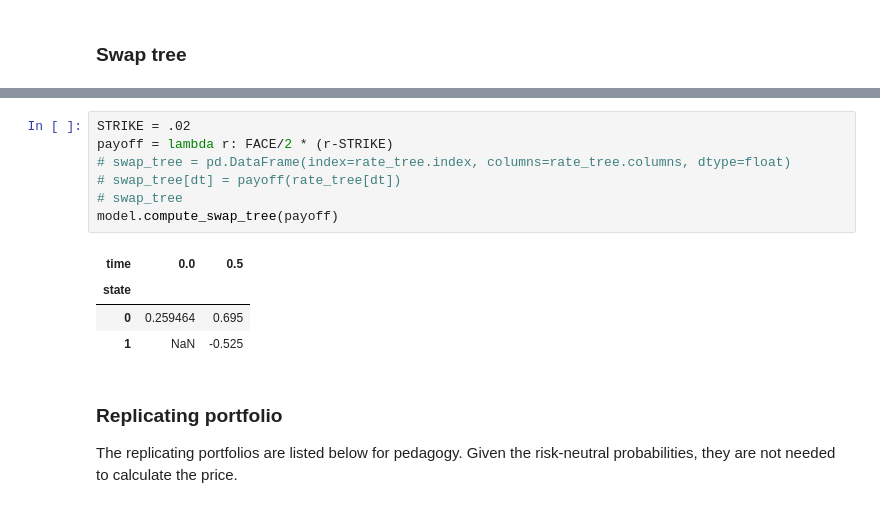
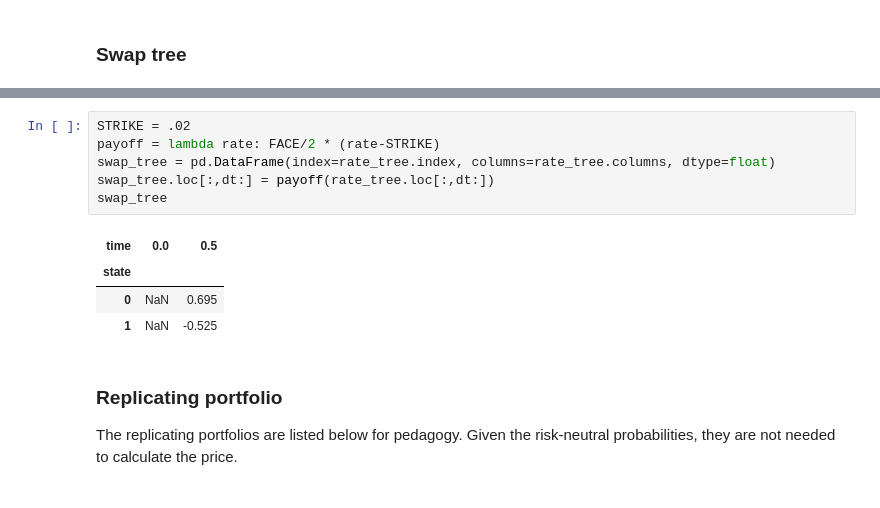
Before and after one commit to MrHumble-Bee/finm-fiderivs-2024, a Jupyter notebook: homework/Solution 1.ipynb, the cells around one changed output, grey strips where cells are left out. Saved outputs shown, nothing was run; the diff lists cells and outputs as text.

```diff
--- a/homework/Solution 1.ipynb
+++ b/homework/Solution 1.ipynb
@@ -279,14 +213,13 @@ model.rate_tree
 # %%
 STRIKE = .02
-payoff = lambda r: FACE/2 * (r-STRIKE)
-# swap_tree = pd.DataFrame(index=rate_tree.index, columns=rate_tree.columns, dtype=float)
-# swap_tree[dt] = payoff(rate_tree[dt])
-# swap_tree
-model.compute_swap_tree(payoff)
+payoff = lambda rate: FACE/2 * (rate-STRIKE)
+swap_tree = pd.DataFrame(index=rate_tree.index, columns=rate_tree.columns, dtype=float)
+swap_tree.loc[:,dt:] = payoff(rate_tree.loc[:,dt:])
+swap_tree
 # %% [output]
 | time | 0.0 | 0.5 |
 | state |  |  |
-| 0 | 0.259464 | 0.695 |
+| 0 | NaN | 0.695 |
 | 1 | NaN | -0.525 |
 # %% [markdown]
 ### Replicating portfolio
```
Also changed, not shown: parts of 33 cells of this notebook, 7 other files.
